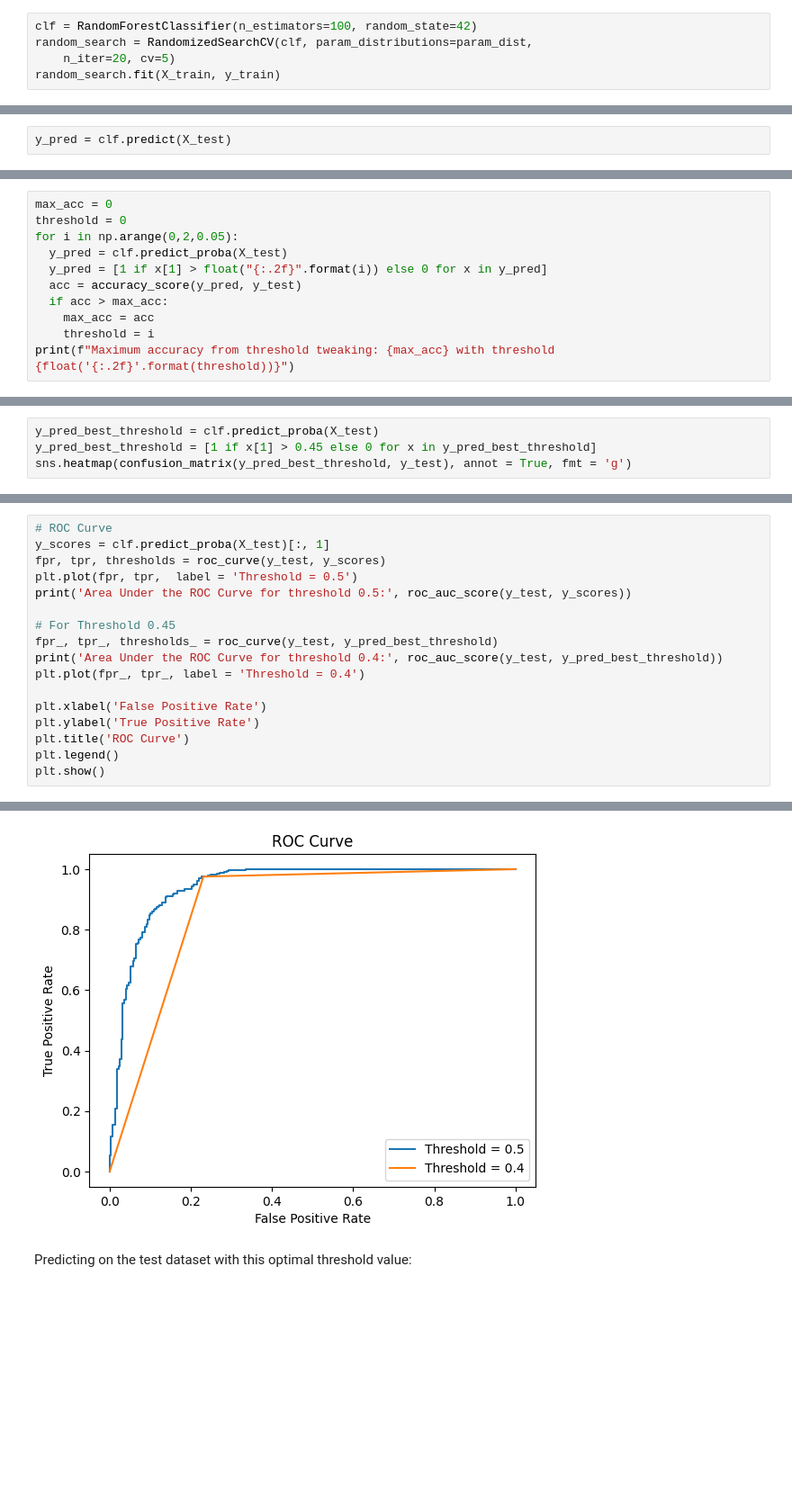
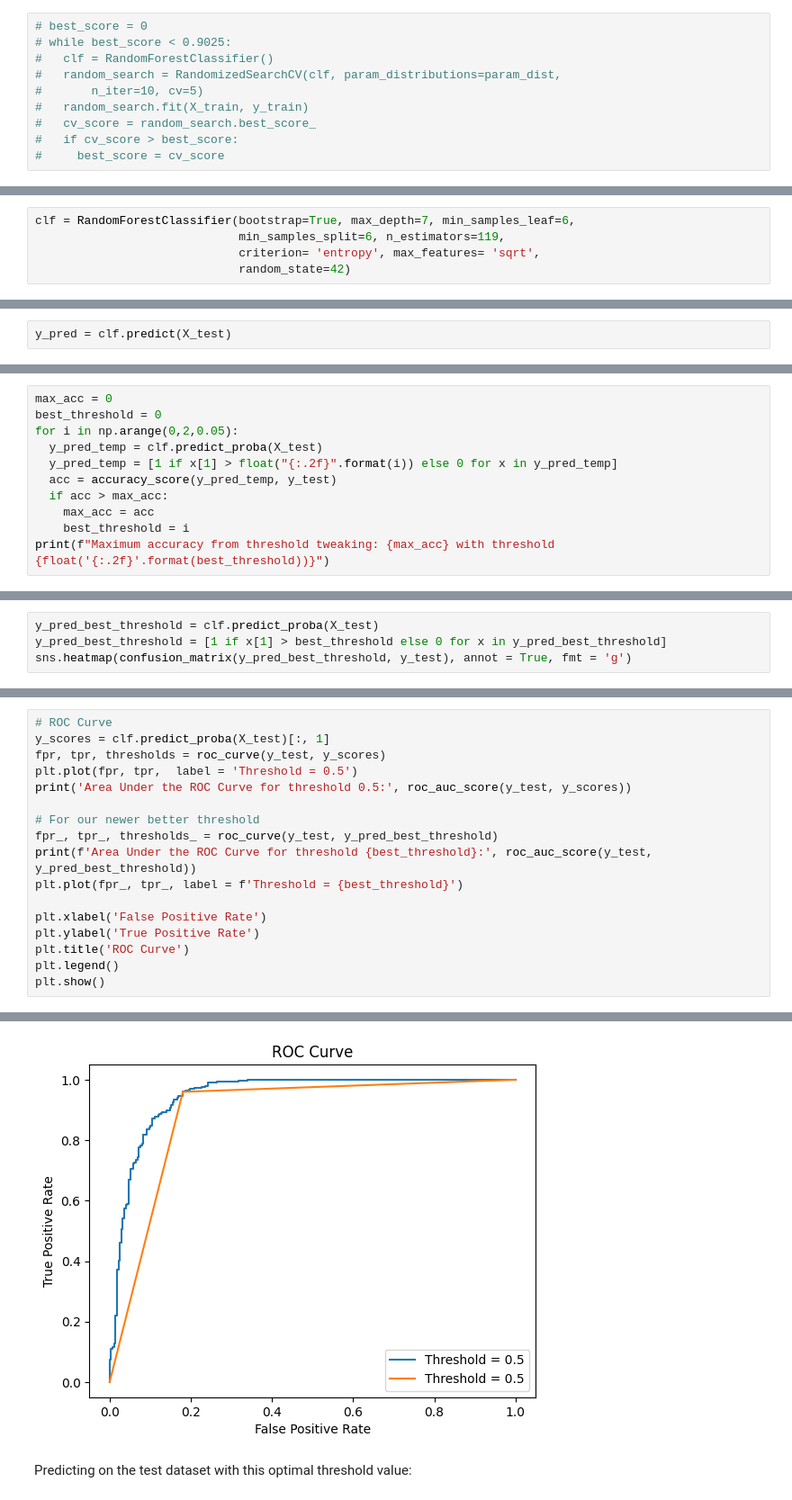
Before and after one commit to StevenLomon/OGTIP_Project3, a Jupyter notebook: project_3_student_retention.ipynb, the cells around one changed output, grey strips where cells are left out. Shown at 90% size. Saved outputs shown, nothing was run; the diff lists cells and outputs as text; blank space fills up the shorter version.

```diff
--- a/project_3_student_retention.ipynb
+++ b/project_3_student_retention.ipynb
@@ -873,5 +839,10 @@ param_dist = {"max_depth": [3, 5],
 # %%
-clf = RandomForestClassifier(n_estimators=100, random_state=42)
-random_search = RandomizedSearchCV(clf, param_distributions=param_dist,
-    n_iter=20, cv=5)
-random_search.fit(X_train, y_train)
+# best_score = 0
+# while best_score < 0.9025:
+#   clf = RandomForestClassifier()
+#   random_search = RandomizedSearchCV(clf, param_distributions=param_dist,
+#       n_iter=10, cv=5)
+#   random_search.fit(X_train, y_train)
+#   cv_score = random_search.best_score_
+#   if cv_score > best_score:
+#     best_score = cv_score
@@ -894,3 +859,8 @@ clf = RandomForestClassifier(n_estimators=100, random_state=42, bootstrap= True,
+# %%
+clf = RandomForestClassifier(bootstrap=True, max_depth=7, min_samples_leaf=6,
+                             min_samples_split=6, n_estimators=119,
+                             criterion= 'entropy', max_features= 'sqrt',
+                             random_state=42)
 # %%
 clf = clf.fit(X_train, y_train)
 # %%
@@ -926,12 +903,12 @@ F1 score: 0.9135538954108858
 # %%
 max_acc = 0
-threshold = 0
+best_threshold = 0
 for i in np.arange(0,2,0.05):
-  y_pred = clf.predict_proba(X_test)
-  y_pred = [1 if x[1] > float("{:.2f}".format(i)) else 0 for x in y_pred]
-  acc = accuracy_score(y_pred, y_test)
+  y_pred_temp = clf.predict_proba(X_test)
+  y_pred_temp = [1 if x[1] > float("{:.2f}".format(i)) else 0 for x in y_pred_temp]
+  acc = accuracy_score(y_pred_temp, y_test)
   if acc > max_acc:
     max_acc = acc
-    threshold = i
-print(f"Maximum accuracy from threshold tweaking: {max_acc} with threshold {float('{:.2f}'.format(threshold))}")
+    best_threshold = i
+print(f"Maximum accuracy from threshold tweaking: {max_acc} with threshold {float('{:.2f}'.format(best_threshold))}")
 # %% [output]
@@ -939,6 +918,6 @@ Maximum accuracy from threshold tweaking: 0.8966942148760331 with threshold 0.45
 # %%
 y_pred_best_threshold = clf.predict_proba(X_test)
-y_pred_best_threshold = [1 if x[1] > 0.45 else 0 for x in y_pred_best_threshold]
+y_pred_best_threshold = [1 if x[1] > best_threshold else 0 for x in y_pred_best_threshold]
 sns.heatmap(confusion_matrix(y_pred_best_threshold, y_test), annot = True, fmt = 'g')
 # %% [output]
 <Axes: >
@@ -963,10 +968,10 @@ fpr, tpr, thresholds = roc_curve(y_test, y_scores)
 plt.plot(fpr, tpr,  label = 'Threshold = 0.5')
 print('Area Under the ROC Curve for threshold 0.5:', roc_auc_score(y_test, y_scores))
 
-# For Threshold 0.45
+# For our newer better threshold
 fpr_, tpr_, thresholds_ = roc_curve(y_test, y_pred_best_threshold)
-print('Area Under the ROC Curve for threshold 0.4:', roc_auc_score(y_test, y_pred_best_threshold))
-plt.plot(fpr_, tpr_, label = 'Threshold = 0.4')
+print(f'Area Under the ROC Curve for threshold {best_threshold}:', roc_auc_score(y_test, y_pred_best_threshold))
+plt.plot(fpr_, tpr_, label = f'Threshold = {best_threshold}')
 
 plt.xlabel('False Positive Rate')
 plt.ylabel('True Positive Rate')
@@ -979,3 +984,3 @@ Area Under the ROC Curve for threshold 0.4: 0.8722270910889021
-[figure, old version]
+[figure, new version]
 # %% [markdown]
 Predicting on the test dataset with this optimal threshold value:
```
Also changed, not shown: parts of 142 cells of this notebook.
